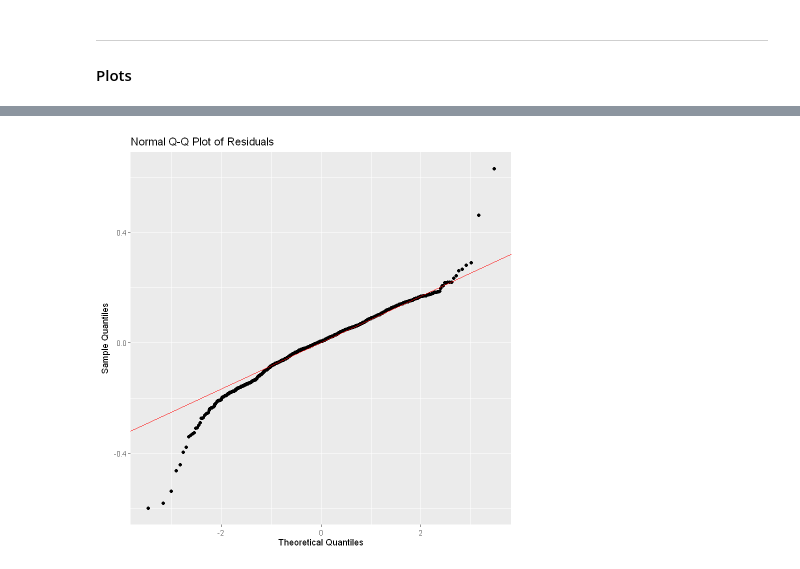
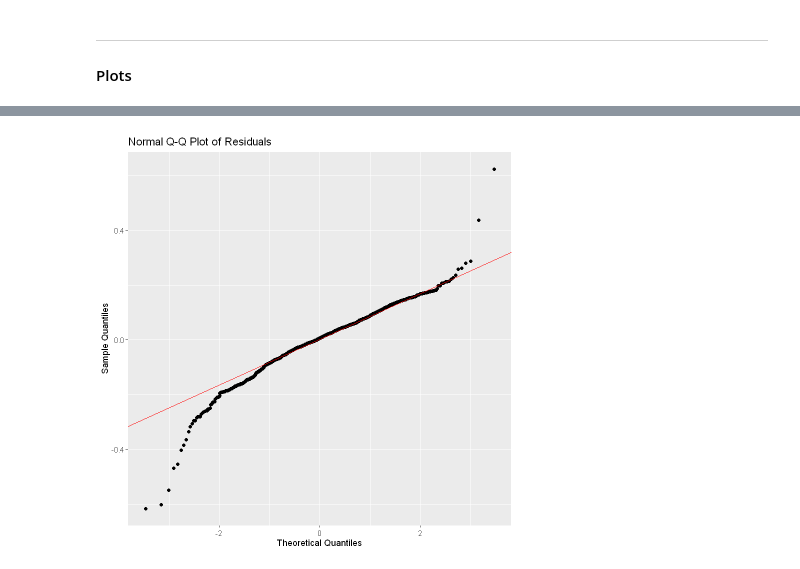
Before and after one commit to drrnaxl/STAT-306-Project, a Jupyter notebook: STAT_306_with_zoning.ipynb, the cells around one changed output, grey strips where cells are left out. Saved outputs shown, nothing was run; the diff lists cells and outputs as text; code cells hidden in the pictures.

```diff
--- a/STAT_306_with_zoning.ipynb
+++ b/STAT_306_with_zoning.ipynb
@@ -320,12 +323,12 @@ ggplot(data.frame(fitted = fit$fitted.values, residuals = fit$residuals),
 # %%
 # ggplot2
-ggplot(data.frame(resid = residuals(fit)), aes(sample = resid)) +
+ggplot(data.frame(resid = residuals(fit_int_legal)), aes(sample = resid)) +
   stat_qq() +
   stat_qq_line(color = "red") +
   labs(
     title = "Normal Q-Q Plot of Residuals",
     x = "Theoretical Quantiles",
     y = "Sample Quantiles"
   )
 # %% [output]
-[figure, old version]
+[figure, new version]
```
Also changed, not shown: parts of 6 cells of this notebook.
